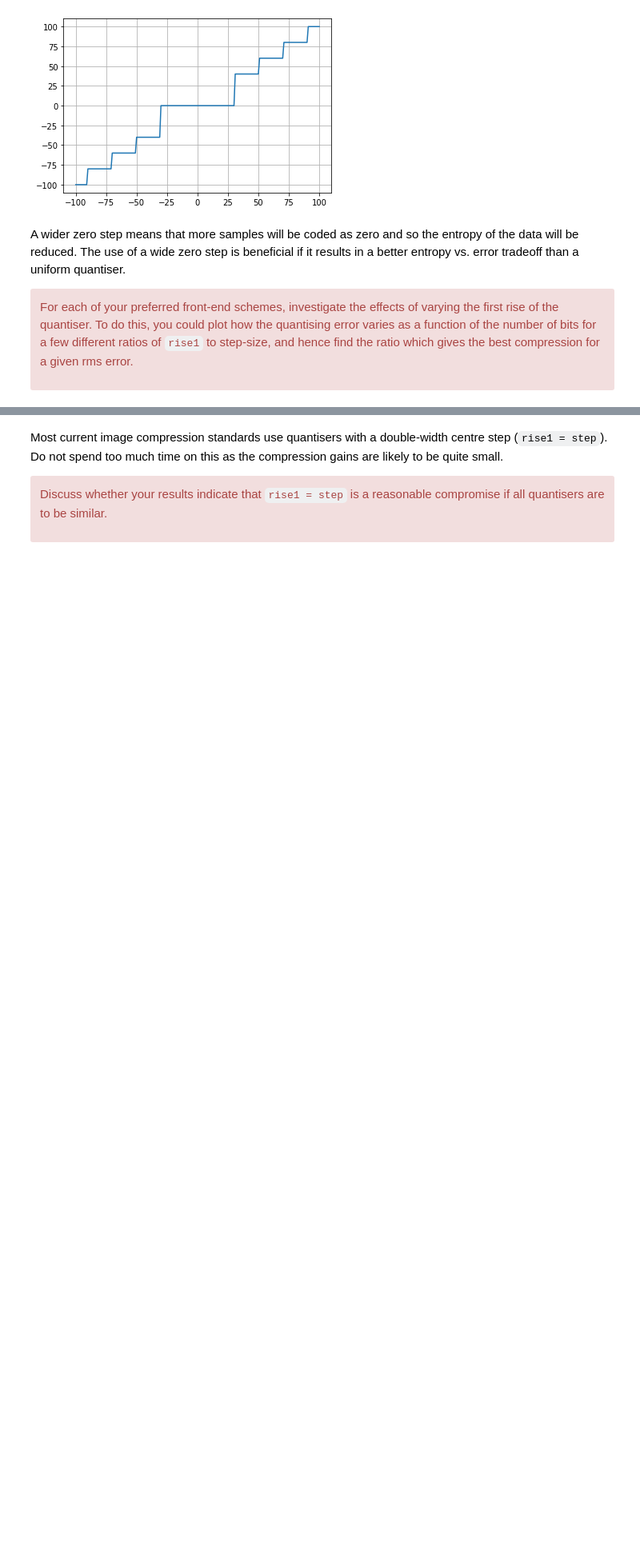
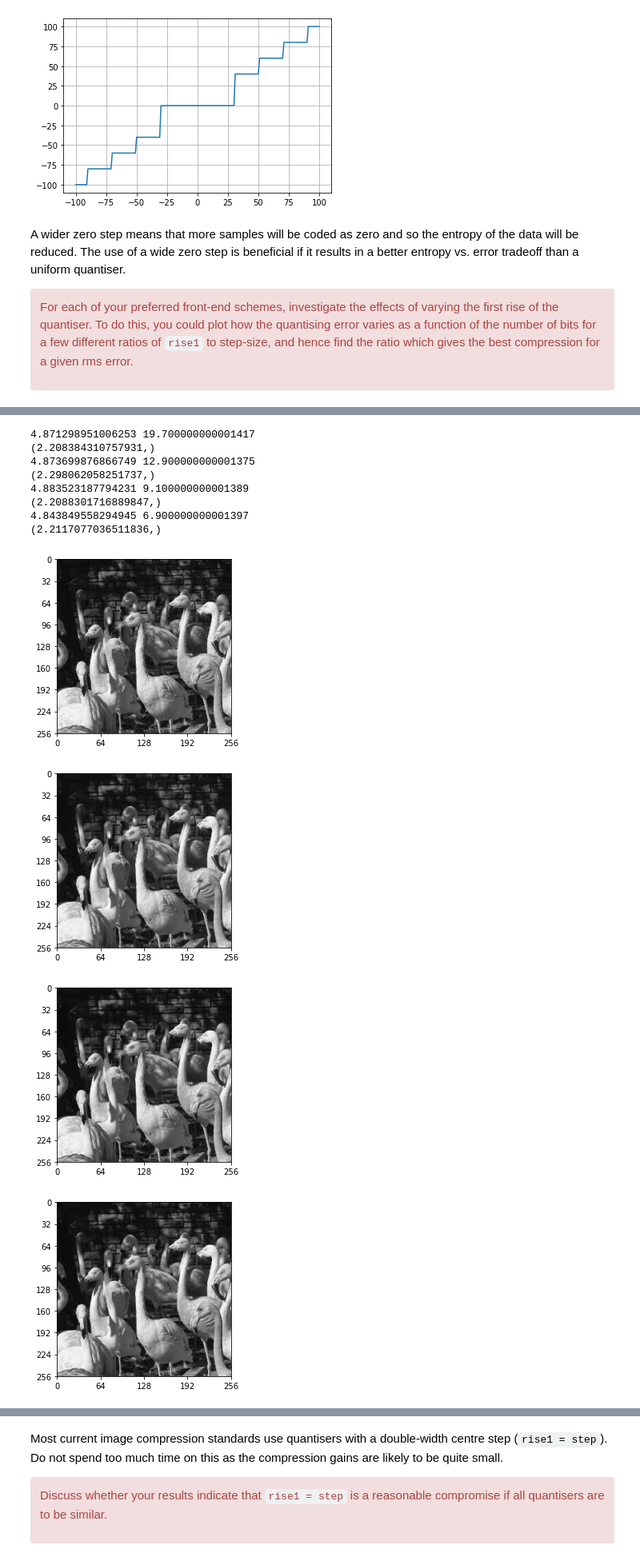
Before and after one commit to PhilipOfDunphy12341/cued_sf2_lab, a Jupyter notebook: 10-11-selection-centre-clipped.ipynb, the cells around one changed output, grey strips where cells are left out. Shown at 80% size. Saved outputs shown, nothing was run; the diff lists cells and outputs as text; code cells hidden in the pictures; blank space fills up the shorter version.

```diff
--- a/10-11-selection-centre-clipped.ipynb
+++ b/10-11-selection-centre-clipped.ipynb
@@ -95,0 +189,31 @@ best compression for a given rms error. </div>
+# %%
+threshold = np.std(flamingo-quantise(flamingo,17))
+epsilon = 0.1
+
+for i in [0.5, 1, 1.5, 2]:
+    f_k1 , new_step = gradient_dec(flamingo, threshold,epsilon,8, 100, i)
+
+    print(f_k1,new_step)
+
+    Y = colxfm(colxfm(flamingo, C8).T, C8).T
+    Yq = quantise(Y,new_step, new_step*i)
+
+    Zq = colxfm(colxfm(Yq.T, C8.T).T, C8.T)
+    fig,ax = plt.subplots()
+    plot_image(Zq,ax=ax)
+
+    #info = c_ratio(lighthouse, )
+    print(c_ratio(flamingo, 8, new_step, new_step*i)[:1])
+# %% [output]
+4.871298951006253 19.700000000001417
+(2.208384310757931,)
+4.873699876866749 12.900000000001375
+(2.298062058251737,)
+4.883523187794231 9.100000000001389
+(2.2088301716889847,)
+4.843849558294945 6.900000000001397
+(2.2117077036511836,)
+[figure, added]
+[figure, added]
+[figure, added]
+[figure, added]
```
Also changed, not shown: parts of 8 cells of this notebook, 5 other files.
